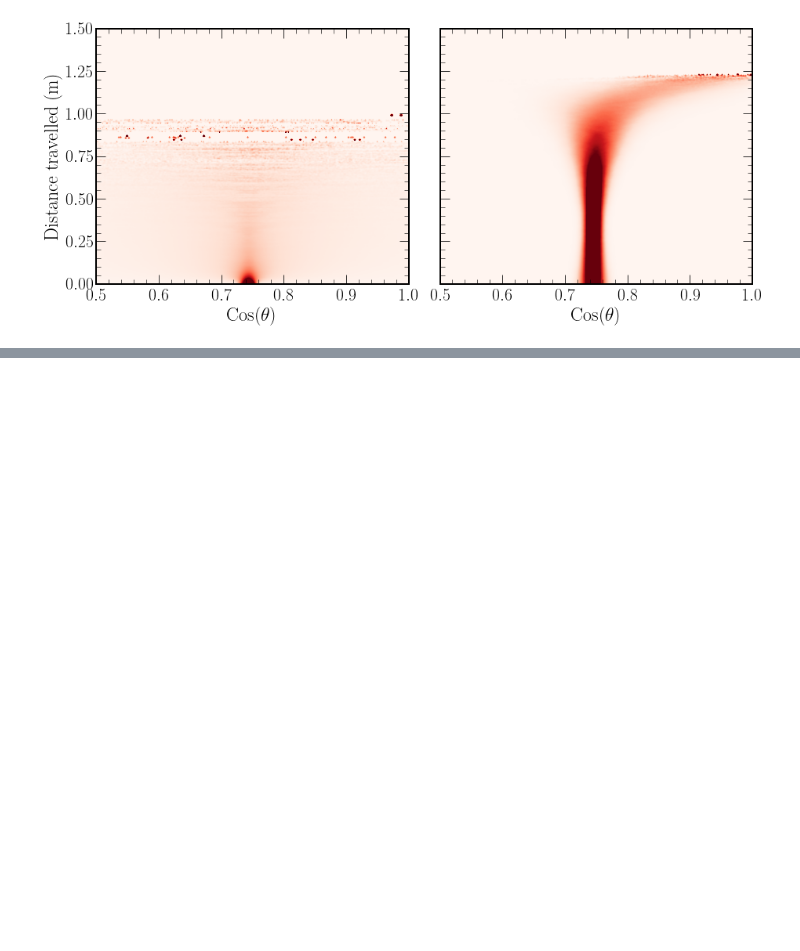
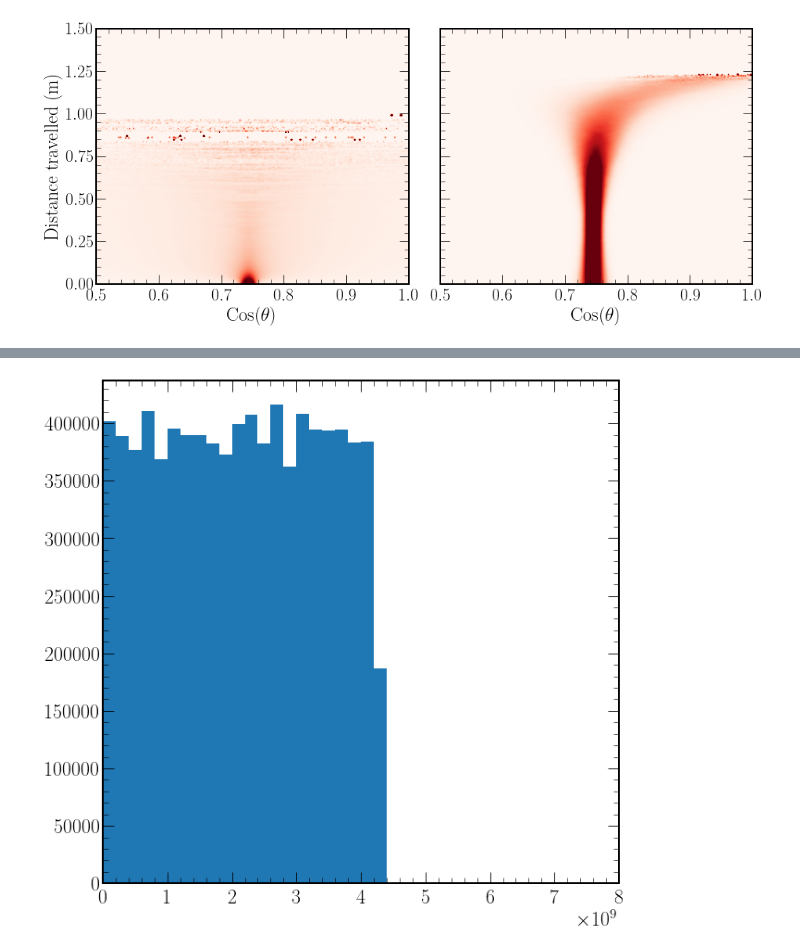
Before and after one commit to joshtingey/phd-thesis, a Jupyter notebook: plots.ipynb, the cells around one changed output, grey strips where cells are left out. Drawn from its saved outputs; the diff is of its cells as text; code cells hidden in the pictures; blank space fills up the shorter version.

```diff
--- a/plots.ipynb
+++ b/plots.ipynb
@@ -425,0 +441,12 @@ save("./diagrams/4-exp/emission_profile")
+# %%
+entries = 10000000
+time_s = data["CLBOpt_tree"].array("TimeStamp_s", entrystop=entries)
+time_n = data["CLBOpt_tree"].array("TimeStamp_ns", entrystop=entries) * 100
+# %%
+time_s = time_s - time_s[0]
+times = (time_s * pow(10, 9)) + time_n
+times = np.sort(times)
+plt.hist(times, bins=40, range=[0,8e9])
+plt.show()
+# %% [output]
+[figure, added]
```
Also changed, not shown: parts of 6 cells of this notebook, 34 other files.
